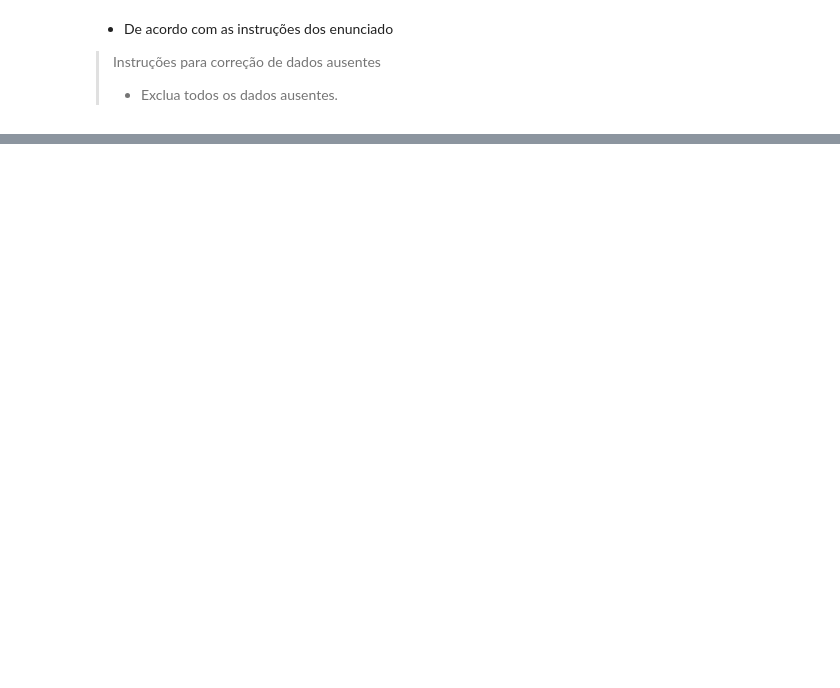
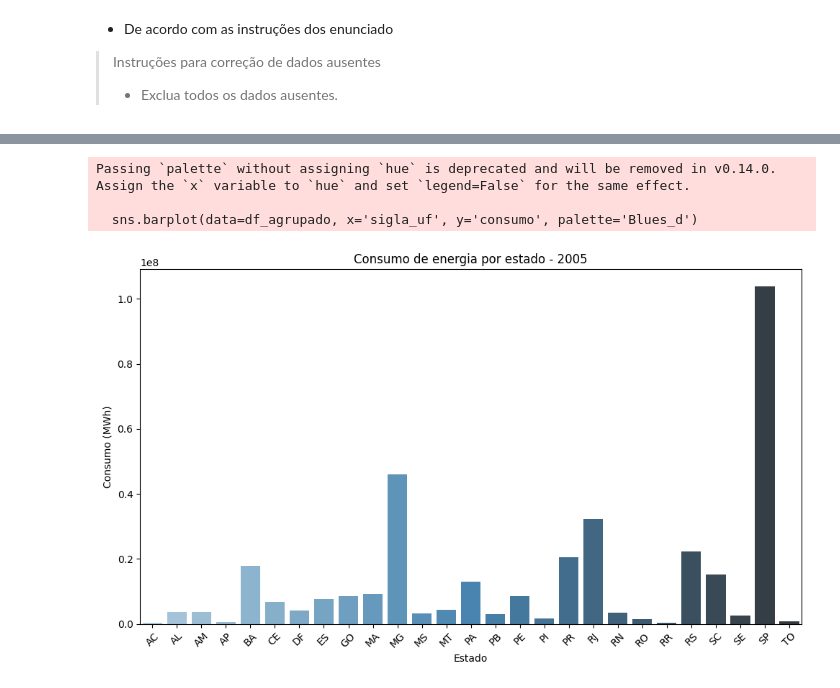
Before and after one commit to nerydyego/AED_eletricidade, a Jupyter notebook: notebook/atividade_final.ipynb, the cells around one changed output, grey strips where cells are left out. Saved outputs shown, nothing was run; the diff lists cells and outputs as text; code cells hidden in the pictures; blank space fills up the shorter version.

```diff
--- a/notebook/atividade_final.ipynb
+++ b/notebook/atividade_final.ipynb
@@ -157,0 +334,7 @@ NameError: name 'limpa' is not defined
+# %%
+grafico_consumo_por_ano_estados(df_final, 2005)
+# %% [output]
+Passing `palette` without assigning `hue` is deprecated and will be removed in v0.14.0. Assign the `x` variable to `hue` and set `legend=False` for the same effect.
+
+  sns.barplot(data=df_agrupado, x='sigla_uf', y='consumo', palette='Blues_d')
+[figure, added]
```
Also changed, not shown: parts of 32 cells of this notebook, 2 other files.
